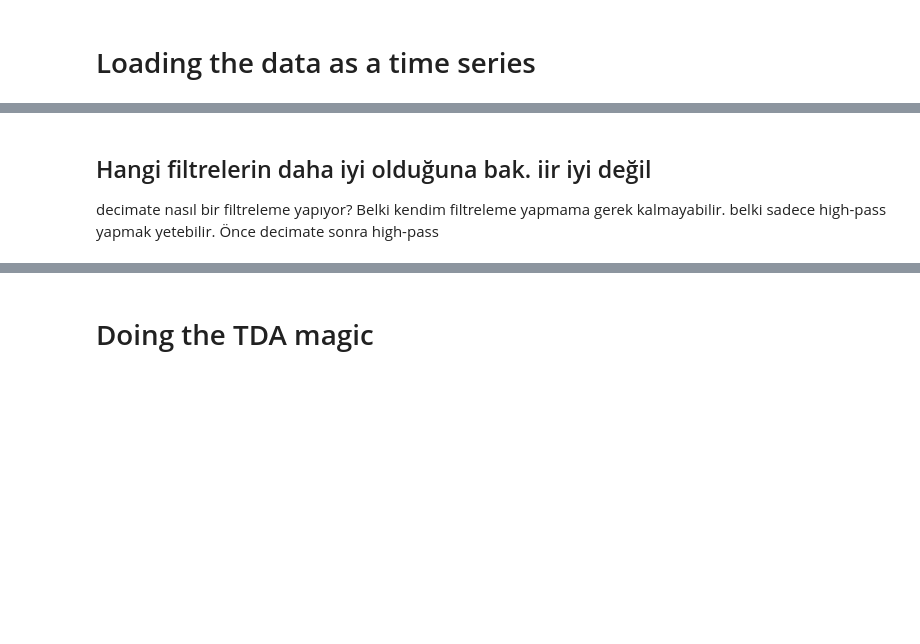
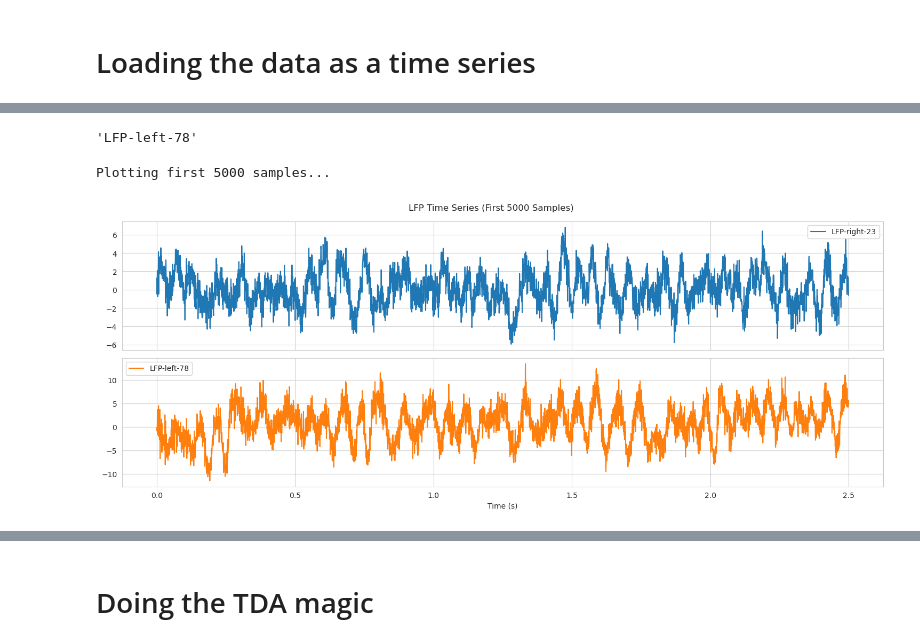
Before and after one commit to ilgazca/Parkinson-EEG-with-TDA, a Jupyter notebook: EEG_TDA_Pipeline.ipynb, the cells around one changed output, grey strips where cells are left out. Cells and saved outputs as stored; diff of their text form; code cells hidden in the pictures; blank space fills up the shorter version.

```diff
--- a/EEG_TDA_Pipeline.ipynb
+++ b/EEG_TDA_Pipeline.ipynb
@@ -12,4 +12,4 @@ import importlib
 from eeg_utils import *
 %matplotlib inline
 # %%
-mat = mat_to_dataframe("sub-0cGdk9_HoldL_MedOff_run1_LFP_Hilbert/sub_i4oK0F_HoldL_MedOff_run1_LFP_Hilbert.mat")
+df, left_lfp, right_lfp, left_name, right_name = mat_to_dataframe("sub-0cGdk9_HoldL_MedOff_run1_LFP_Hilbert/sub_i4oK0F_HoldL_MedOff_run1_LFP_Hilbert.mat")
@@ -16,24 +35,24 @@ mat = mat_to_dataframe("sub-0cGdk9_HoldL_MedOff_run1_LFP_Hilbert/sub_i4oK0F_Hold
 # %%
-df, left_lfp, right_lfp = mat
+left_name
+# %% [output]
+'LFP-left-78'
 # %%
-right_lfp = df['LFP-right-23']
-left_lfp = df['LFP-left-78']
-print(right_lfp)
-print(left_lfp)
-if 'df' in locals():
-    print("\nPlotting first 5000 samples...")
-    plot_slice = 5000
+print("\nPlotting first 5000 samples...")
+plot_slice = 5000
 
-    df.iloc[:plot_slice].plot(
+df.iloc[:plot_slice].plot(
         subplots=True,   # Plot each channel separately
         layout=(2, 1),   # Arrange in 2 rows, 1 column
         grid=True,
         title="LFP Time Series (First 5000 Samples)",
         figsize=(15, 6)  # Width, Height in inches
     )
-    plt.xlabel(df.index.name)
-    plt.tight_layout()
-    plt.show()
+plt.xlabel(df.index.name)
+plt.tight_layout()
+plt.show()
+# %% [output]
+Plotting first 5000 samples...
+[figure, added]
 # %%
 # Applying a Band-Pass filter for 4-48 Hz
 # Note that this filtering method turns pd.Series into np.array
@@ -81,10 +100,6 @@ if original_fs % target_fs != 0:
     raise ValueError("Original fs must be an integer multiple of Target fs.")
 
 q = original_fs // target_fs
-# %% [markdown]
-## Hangi filtrelerin daha iyi olduğuna bak. iir iyi değil
-
-decimate nasıl bir filtreleme yapıyor? Belki kendim filtreleme yapmama gerek kalmayabilir. belki sadece high-pass yapmak yetebilir. Önce decimate sonra high-pass
 # %%
 left = decimate(x=left_filtered, q=q, ftype="fir", zero_phase=True)
 
```
Also changed, not shown: parts of 33 cells of this notebook, 6 other files.
